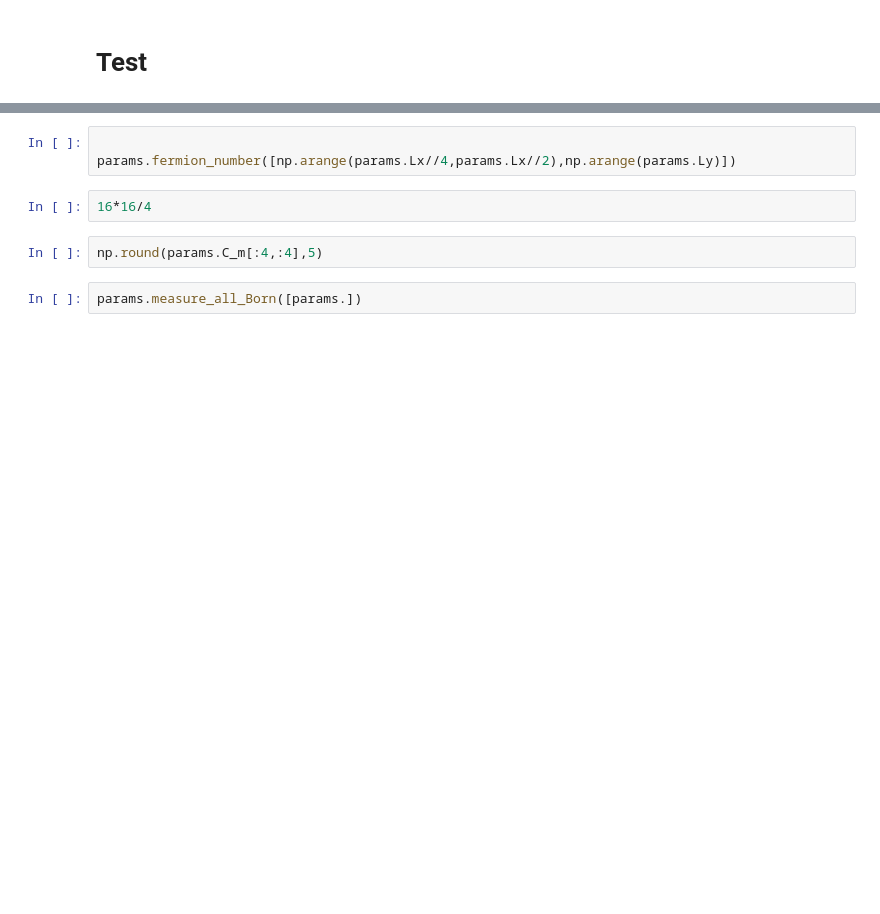
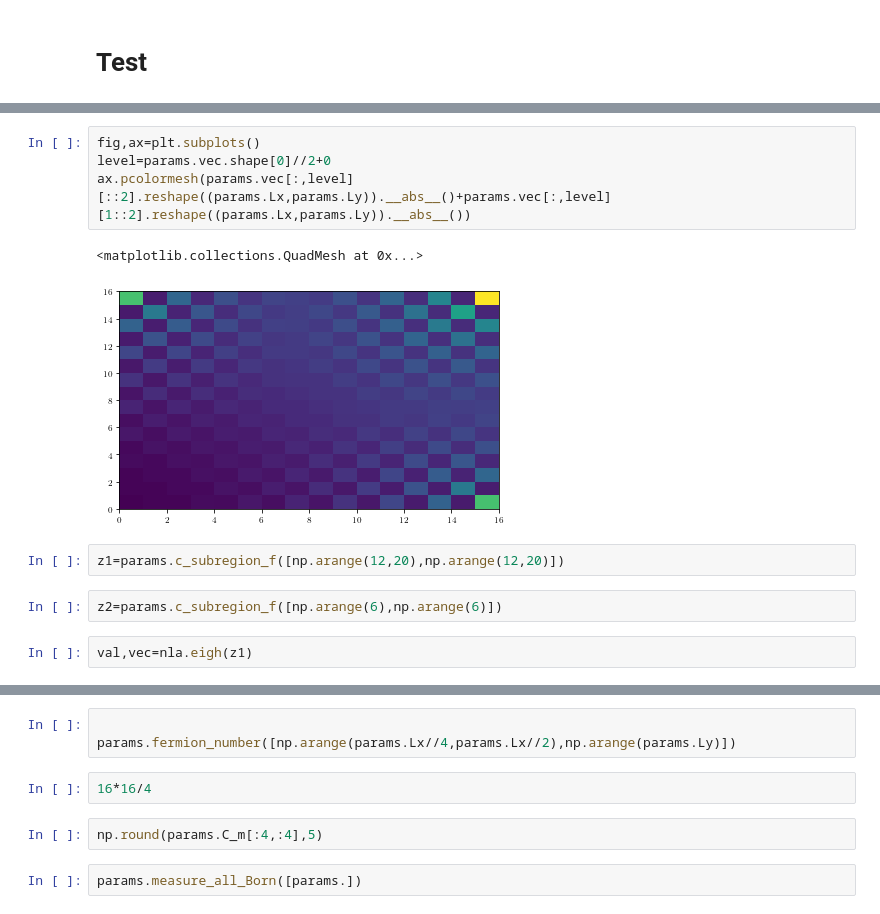
Before and after one commit to hainingpan/SPT, a Jupyter notebook: test_Chern_insulator.ipynb, the cells around one changed output, grey strips where cells are left out. Cells and saved outputs as stored; diff of their text form; blank space fills up the shorter version.

```diff
--- a/test_Chern_insulator.ipynb
+++ b/test_Chern_insulator.ipynb
@@ -530,0 +593,13 @@ params.covariance_matrix()
+# %%
+fig,ax=plt.subplots()
+level=params.vec.shape[0]//2+0
+ax.pcolormesh(params.vec[:,level][::2].reshape((params.Lx,params.Ly)).__abs__()+params.vec[:,level][1::2].reshape((params.Lx,params.Ly)).__abs__())
+# %% [output]
+<matplotlib.collections.QuadMesh at 0x...>
+[figure, added]
+# %%
+z1=params.c_subregion_f([np.arange(12,20),np.arange(12,20)])
+# %%
+z2=params.c_subregion_f([np.arange(6),np.arange(6)])
+# %%
+val,vec=nla.eigh(z1)
```
Also changed, not shown: parts of 60 cells of this notebook, 3 other files.
